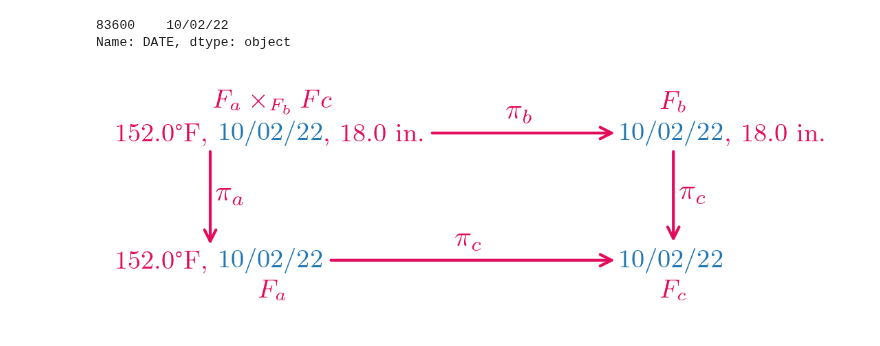
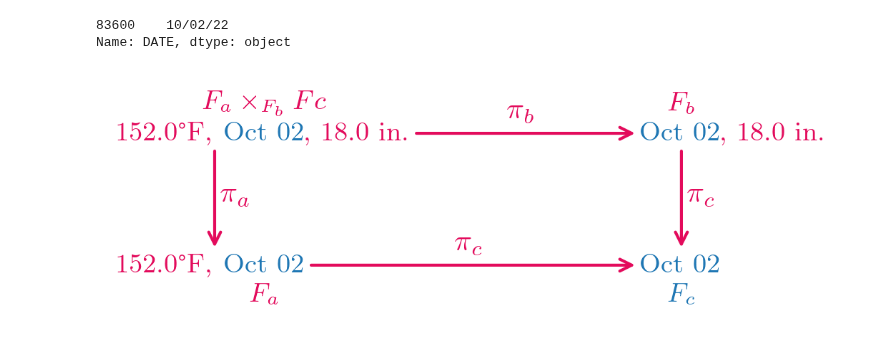
Before and after one commit to story645/team, a Jupyter notebook: paper/figcode/equation_diagrams.ipynb, the cells around one changed output. Drawn from its saved outputs; the diff is of its cells as text; code cells hidden in the pictures.

Commit message:
equation figures

```diff
--- a/paper/figcode/equation_diagrams.ipynb
+++ b/paper/figcode/equation_diagrams.ipynb
@@ -257,7 +257,7 @@ x2 = .9
 fc_color = 'tab:blue'
 fl_color = pcd['fiber']
 
-time = f"\t{row['DATE'].dt.strftime('%m/%d/%y').iloc[0]}"
+time = f"\t{row['DATE'].dt.strftime('%b %d').iloc[0]}"
 temp = f"{row['TAVG'].iloc[0]}°F,\t"
 prcp = f",\t{row['PRCP'].iloc[0]} in."
 
@@ -282,32 +282,32 @@ fc_time = ax.annotate(time, (0,0), xycoords=(fb_time, fa_time), **akwargs, **fc_
 
 #label each
 
 for label, anchor, top in [(r"$F_{a}\times_{F_{b}} F{c}$", fabc_time, True),
                       (r"$F_{a}$", fa_time, False), (r"$F_{b}$", fb_time, True), (r"$F_{c}$", fc_time, False)]:
-    color = fc_color if label==r"F_{c}$" else fl_color
+    color = fc_color if label == r"$F_{c}$" else fl_color
     if top:
         y_off = 1.25
         va='bottom'
     else:
         y_off = -.25
         va='top'
     fabc_label = ax.annotate(label, (.5, y_off), xycoords=anchor,
                          color=color, va=va, ha='center', fontsize=fs['small'])
 
 arrow_kwargs = dict(arrowprops=dict(arrowstyle = "->", color=pcd['fiber']))
 text_kwargs = dict(color=pcd['fiber'], fontsize=fs['normal'])
 
 #head tail
 fabc_fb = ax.annotate("", xy=(0,.5), xytext=(1,.5), textcoords=(fabc_prcp, fabc_time), xycoords=fb_time, **arrow_kwargs)
 fa_fc = ax.annotate("", xy=(0,.5), xytext=(1,.5), textcoords=fa_time, xycoords=fc_time, **arrow_kwargs)
 fb_fc = ax.annotate("", xytext=(.5,0), xy = (.5, 1), xycoords=fc_time, textcoords=fb_time, **arrow_kwargs)
 fabc_fa = ax.annotate("", xytext=(1,0), xy = (1, 1), xycoords=fa_temp, textcoords=fabc_temp, **arrow_kwargs)
 
 fabc_fb_arr = ax.annotate(r"$\pi_{b}$", (0.5, 1.25), xycoords=fabc_fb, **text_kwargs, ha='center', va='bottom')
 fabc_fa_arr = ax.annotate(r"$\pi_{a}$", (1, .5), xycoords=fabc_fa, **text_kwargs, ha='left', va='center')
 fa_fc_arr = ax.annotate(r"$\pi_{c}$", (0.5, 1.25), xycoords=fa_fc, **text_kwargs, ha='center', va='bottom')
 fb_fc_arr = ax.annotate(r"$\pi_{c}$", (1, .5), xycoords=fb_fc, **text_kwargs, ha='left', va='center')
 ax.axis('off')
 fig.savefig(paper_path/'f_product.pdf', bbox_inches='tight', backend='pgf')
 # %% [output]
-[figure, old version]
+[figure, new version]
```
Also changed, not shown: parts of 2 cells of this notebook, 2 other files.
